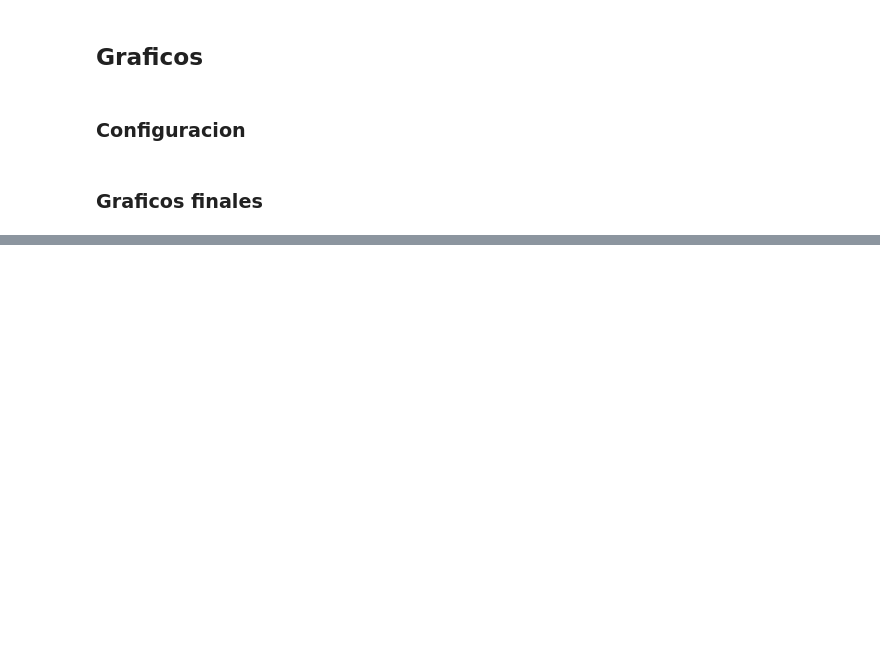
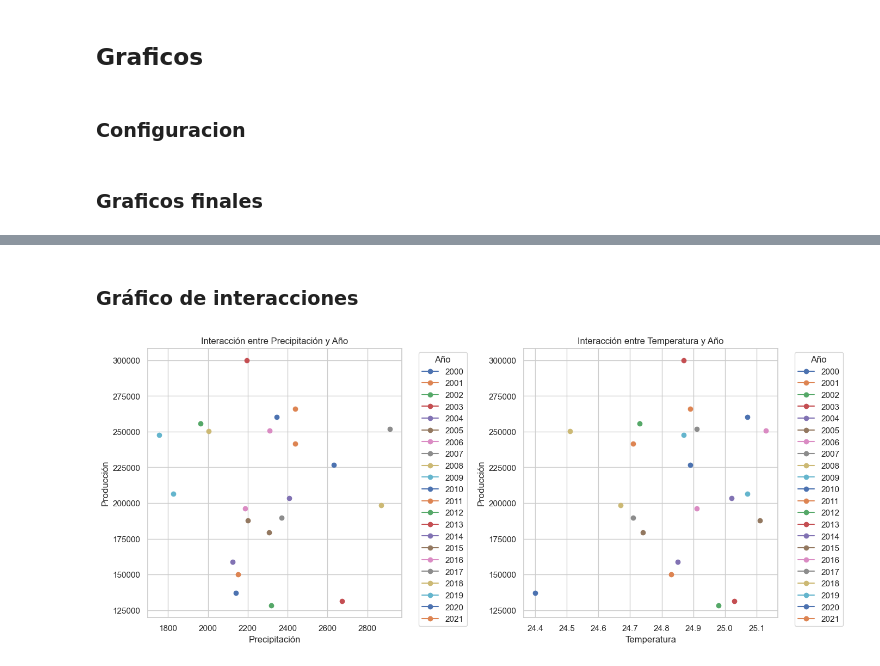
Before and after one commit to jalmengor/experimental-design-project, a Jupyter notebook: experimento.ipynb, the cells around one changed output, grey strips where cells are left out. Drawn from its saved outputs; the diff is of its cells as text; code cells hidden in the pictures; blank space fills up the shorter version.

```diff
--- a/experimento.ipynb
+++ b/experimento.ipynb
@@ -639,0 +690,28 @@ plt.show()
+# %% [markdown]
+### Gráfico de interacciones
+# %%
+# Gráfico de interacciones
+plt.figure(figsize=(14, 6))
+
+# Interacción entre Precipitación y Año
+plt.subplot(1, 2, 1)
+for name, group in data.groupby('Year'):
+    plt.plot(group['Precipitation'], group['Production'], marker='o', linestyle='-', label=name)
+plt.xlabel('Precipitación')
+plt.ylabel('Producción')
+plt.title('Interacción entre Precipitación y Año')
+plt.legend(title='Año', bbox_to_anchor=(1.05, 1), loc='upper left')
+
+# Interacción entre Temperatura y Año
+plt.subplot(1, 2, 2)
+for name, group in data.groupby('Year'):
+    plt.plot(group['Temperature'], group['Production'], marker='o', linestyle='-', label=name)
+plt.xlabel('Temperatura')
+plt.ylabel('Producción')
+plt.title('Interacción entre Temperatura y Año')
+plt.legend(title='Año', bbox_to_anchor=(1.05, 1), loc='upper left')
+
+plt.tight_layout()
+plt.show()
+# %% [output]
+[figure, added]
```
Also changed, not shown: parts of 10 cells of this notebook.
